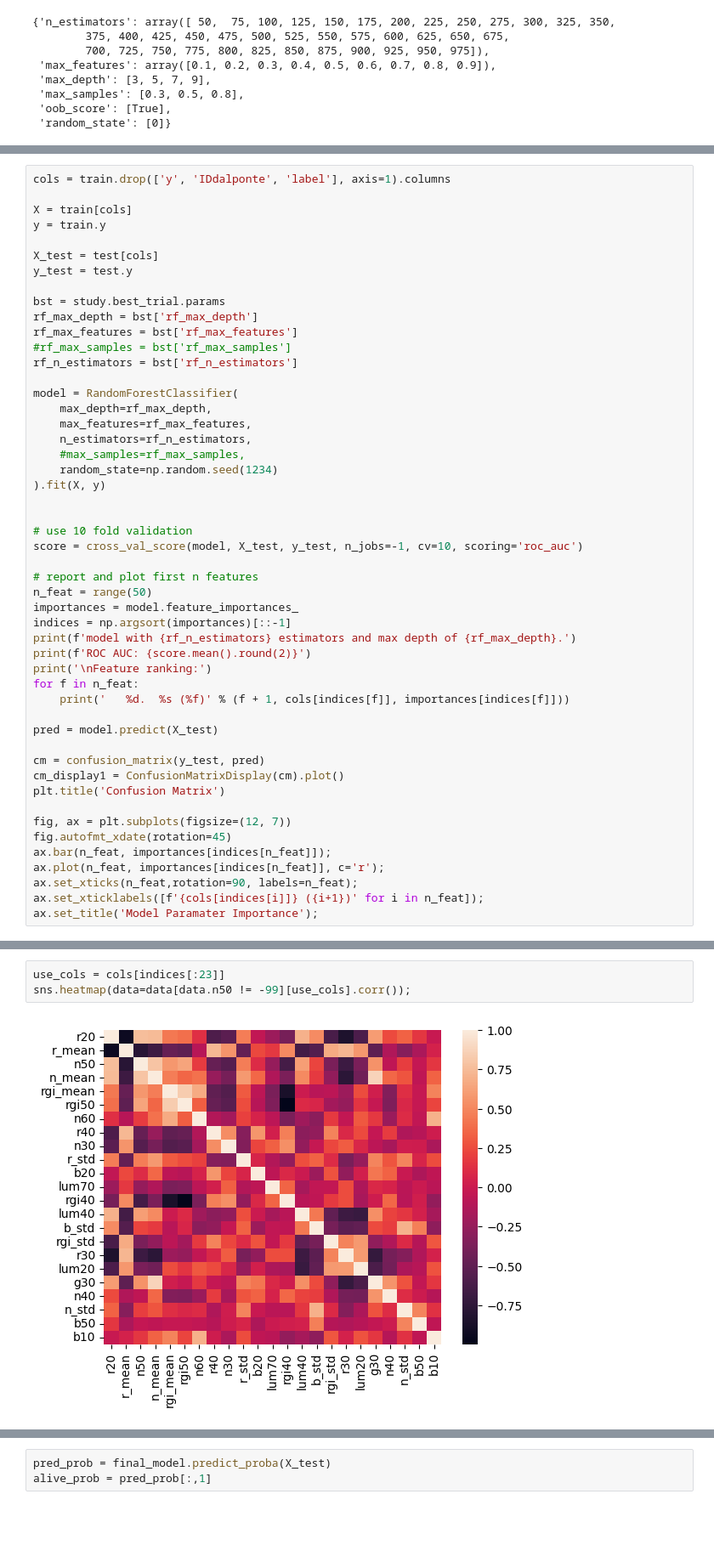
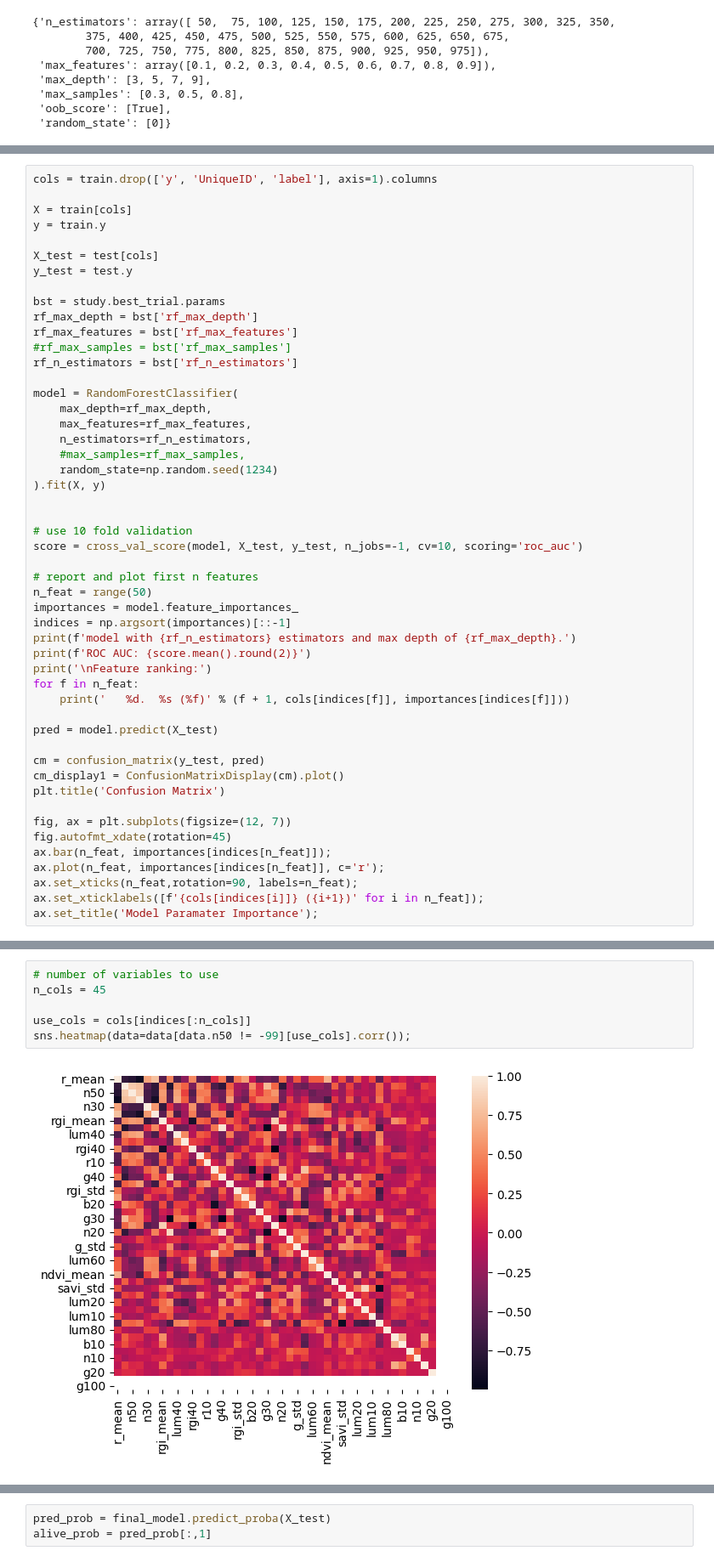
Before and after one commit to kulpojke/tree-mortality, a Jupyter notebook: src/mortality_classification.ipynb, the cells around one changed output, grey strips where cells are left out. Shown: that part at 85% size. Drawn from its saved outputs; the diff is of its cells as text; blank space fills up the shorter version.

```diff
--- a/src/mortality_classification.ipynb
+++ b/src/mortality_classification.ipynb
@@ -411,5 +398,5 @@ rf_n_estimators 50
 # %%
-cols = train.drop(['y', 'IDdalponte', 'label'], axis=1).columns
+cols = train.drop(['y', 'UniqueID', 'label'], axis=1).columns
 
 X = train[cols]
 y = train.y
@@ -481,5 +468,8 @@ Feature ranking:
 # %%
-use_cols = cols[indices[:23]]
+# number of variables to use
+n_cols = 45
+
+use_cols = cols[indices[:n_cols]]
 sns.heatmap(data=data[data.n50 != -99][use_cols].corr());
 # %% [output]
-[figure, old version]
+[figure, new version]
```
Also changed, not shown: parts of 13 cells of this notebook.
